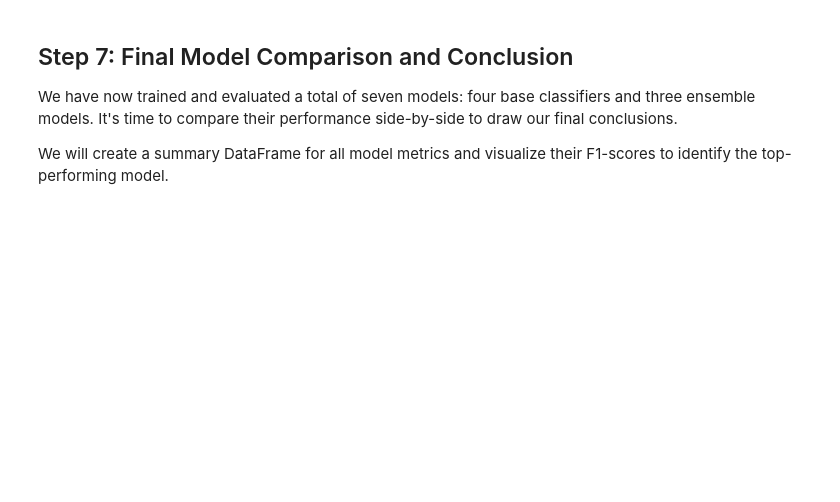
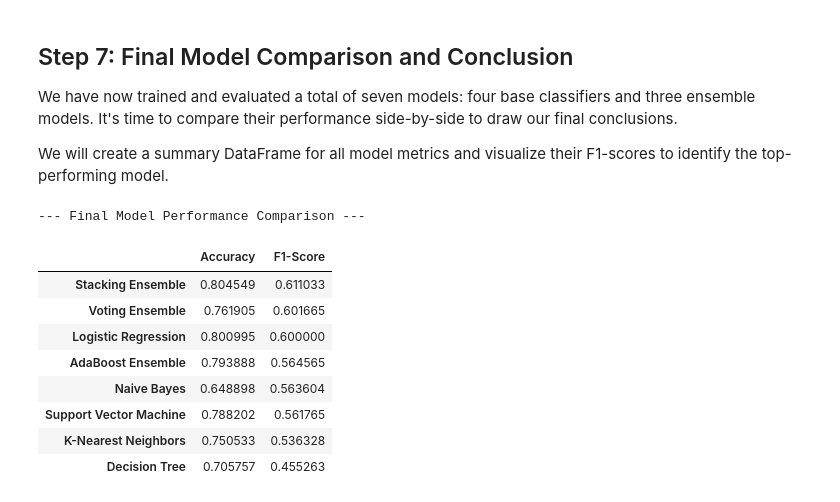
Before and after one commit to RishiWaghmare12/AIML-project-MDM, a Jupyter notebook: aiml_pr7.ipynb, the cells around one changed output. Cells and saved outputs as stored; diff of their text form; code cells hidden in the pictures; blank space fills up the shorter version.

```diff
--- a/aiml_pr7.ipynb
+++ b/aiml_pr7.ipynb
@@ -235,0 +217,12 @@ Successfully added 'Customer_Segment' feature with 3 clusters.
+# %%
+# --- Apply K-Means with the chosen k ---
+optimal_k = 5
+kmeans = KMeans(n_clusters=optimal_k, random_state=42, n_init=10)
+cluster_labels = kmeans.fit_predict(X_cluster_scaled)
+
+# Add the new cluster feature to our main processed dataframe
+df_final = df_processed.copy()
+df_final['Customer_Segment'] = cluster_labels
+
+print(f"Successfully added 'Customer_Segment' feature with {optimal_k} clusters.")
+df_final.head()
@@ -417,3 +424,21 @@ print(f"  F1-Score: {f1_stacking:.4f}")
 We have now trained and evaluated a total of seven models: four base classifiers and three ensemble models. It's time to compare their performance side-by-side to draw our final conclusions.
 
 We will create a summary DataFrame for all model metrics and visualize their F1-scores to identify the top-performing model.
+# %%
+# Create a DataFrame from the results dictionary
+results_df = pd.DataFrame.from_dict(results, orient='index')
+results_df = results_df.sort_values(by='F1-Score', ascending=False)
+
+print("--- Final Model Performance Comparison ---")
+display(results_df.style.highlight_max(subset=['Accuracy', 'F1-Score'], props='background-color: lightgreen; color: black;', ))
+# %% [output]
+--- Final Model Performance Comparison ---
+|  | Accuracy | F1-Score |
+| Stacking Ensemble | 0.804549 | 0.611033 |
+| Voting Ensemble | 0.761905 | 0.601665 |
+| Logistic Regression | 0.800995 | 0.600000 |
+| AdaBoost Ensemble | 0.793888 | 0.564565 |
+| Naive Bayes | 0.648898 | 0.563604 |
+| Support Vector Machine | 0.788202 | 0.561765 |
+| K-Nearest Neighbors | 0.750533 | 0.536328 |
+| Decision Tree | 0.705757 | 0.455263 |
```
Also changed, not shown: parts of 32 cells of this notebook.
